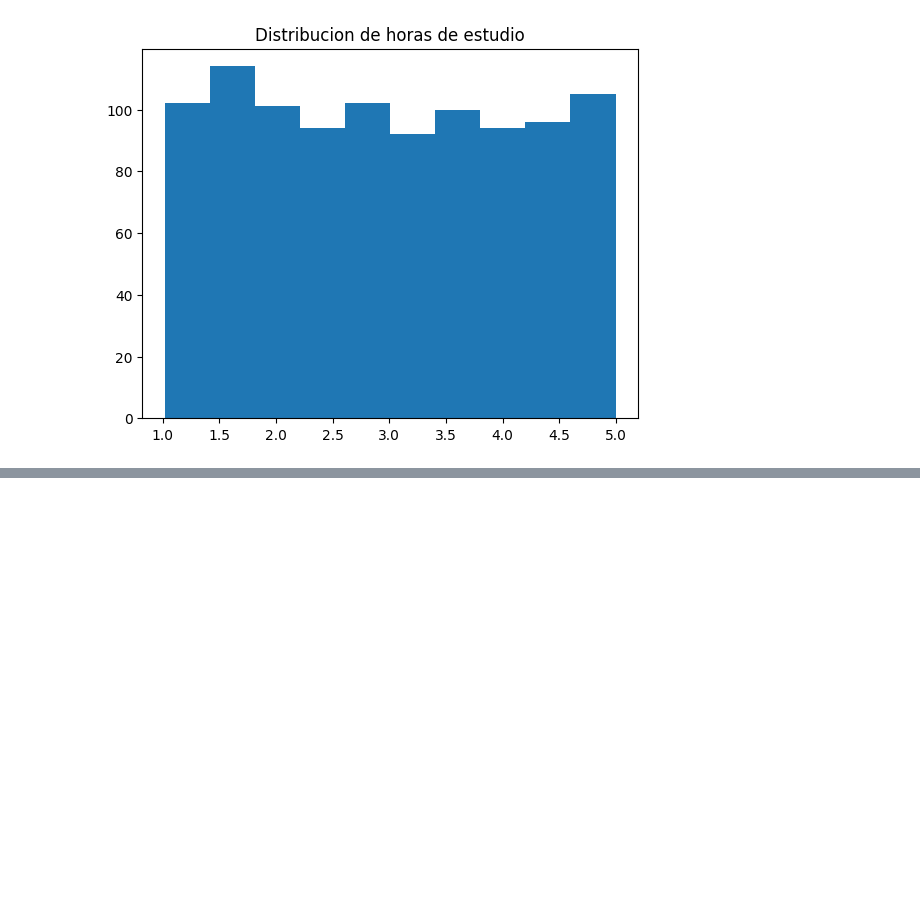
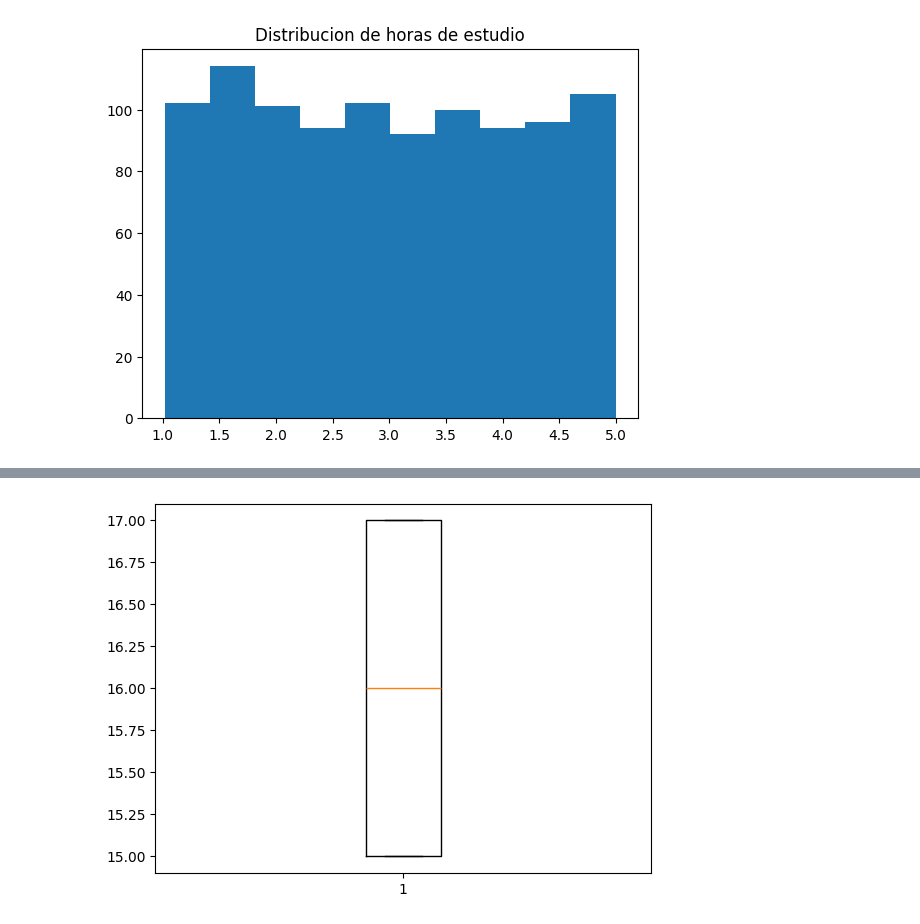
Before and after one commit to AidamZzzZ/student_academic_performance, a Jupyter notebook: notebooks/01.eda.ipynb, the cells around one changed output, grey strips where cells are left out. Saved outputs shown, nothing was run; the diff lists cells and outputs as text; code cells hidden in the pictures; blank space fills up the shorter version.

```diff
--- a/notebooks/01.eda.ipynb
+++ b/notebooks/01.eda.ipynb
@@ -175,0 +173,5 @@ plt.show()
+# %%
+plt.boxplot(data=data, x="age")
+plt.show()
+# %% [output]
+[figure, added]
```
Also changed, not shown: parts of 4 cells of this notebook.
